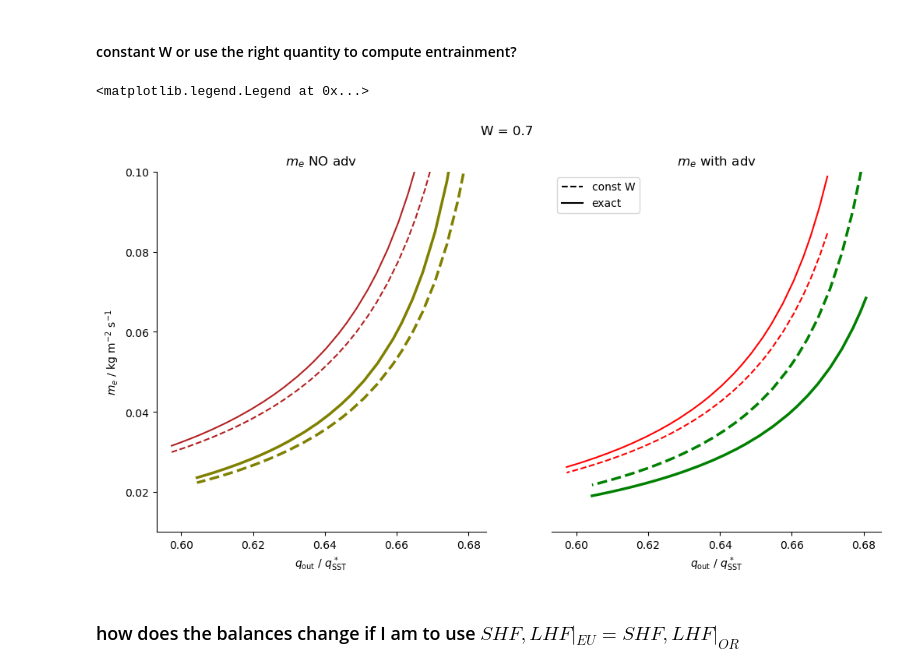
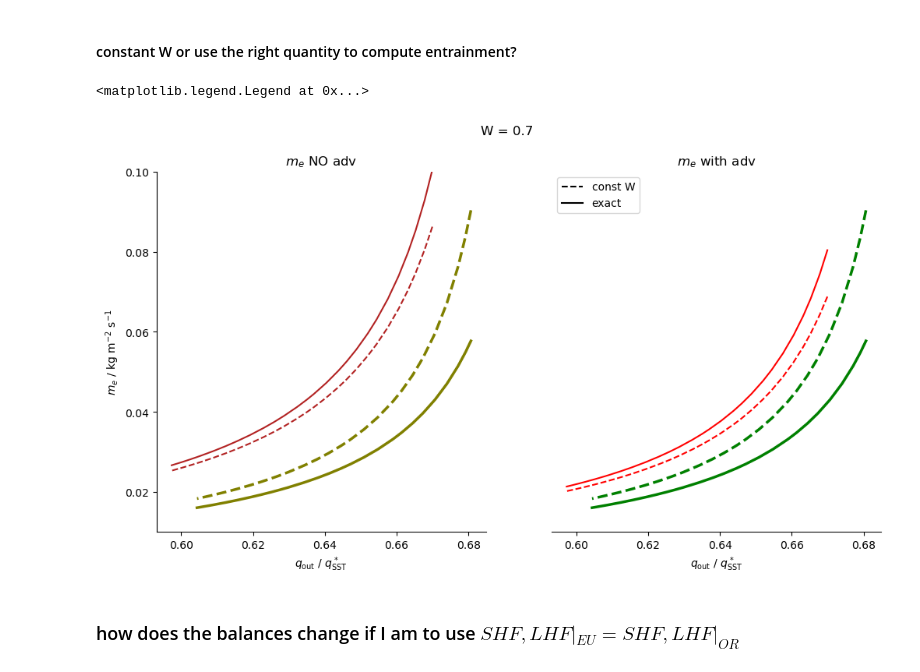
Before and after one commit to meteorologopazzo/BCO_observational, a Jupyter notebook: mass_fluxes_profiles/SimplScheme_sfcAdj.ipynb, the cells around one changed output. Drawn from its saved outputs; the diff is of its cells as text; code cells hidden in the pictures.

```diff
--- a/mass_fluxes_profiles/SimplScheme_sfcAdj.ipynb
+++ b/mass_fluxes_profiles/SimplScheme_sfcAdj.ipynb
@@ -194,9 +192,18 @@ display(HTML(df.to_html(index=False, table_id="summary-table")))
 #### do U and q_sfc or fluxes compensate ?
 # %%
 fluxes_eu = xr.open_dataset("/work/mh1498/m301248/TCO_data/fluxes_data/sfcFluxes_EUREC4A.nc")
-lhf_era5_eu = fluxes_eu.lhf.sel(cell=[17,24,31,18,25,32, 19,26,33]).mean(dim=["cell", "time"])
-shf_era5_eu = fluxes_eu.shf.sel(cell=[17,24,31,18,25,32, 19,26,33]).mean(dim=["cell", "time"])
+lhf_era5_eu = fluxes_eu.lhf.sel(cell=[17,24,31,18,25,32, 19,26,33]).median(dim=["cell", "time"])
+shf_era5_eu = fluxes_eu.shf.sel(cell=[17,24,31,18,25,32, 19,26,33]).median(dim=["cell", "time"])
 
-fuxes_or = xr.open_dataset("/work/mh1498/m301248/TCO_data/fluxes_data/sfcFluxes_ORCESTRA.nc")
-lhf_era5_or = fuxes_or.lhf.sel(cell=[17,24,31,18,25,32, 19,26,33]).mean(dim=["cell", "time"])
-shf_era5_or = fuxes_or.shf.sel(cell=[17,24,31,18,25,32, 19,26,33]).mean(dim=["cell", "time"])
+fluxes_or = xr.open_dataset("/work/mh1498/m301248/TCO_data/fluxes_data/sfcFluxes_ORCESTRA.nc")
+lhf_era5_or = fluxes_or.lhf.sel(cell=[17,24,31,18,25,32, 19,26,33]).median(dim=["cell", "time"])
+shf_era5_or = fluxes_or.shf.sel(cell=[17,24,31,18,25,32, 19,26,33]).median(dim=["cell", "time"])
+
+
+
+###### bulk fluxes from one week of ship measurements
+ds_bulkFluxes = xr.open_dataset("/work/mh1498/m301248/TCO_data/fluxes_data/Bulk_fluxes_from_Meteor.nc")
+lhf_recShip_eu = ds_bulkFluxes.LHF_eu.mean(dim="time_eu")
+lhf_recShip_or = ds_bulkFluxes.LHF_or.mean(dim="time_or")
+shf_recShip_eu = ds_bulkFluxes.SHF_eu.mean(dim="time_eu")
+shf_recShip_or = ds_bulkFluxes.SHF_or.mean(dim="time_or")
@@ -325,8 +384,8 @@ def E(q_out, q_sfc, Vs, W): #W=0.7):
 ####  use here lhf values as done in the CD section below!  ####
 # Vs_lhf_eu = (rho_eu * Ce_eu * wind_eu.isel(height=0)).values  # rho_eu *
 # Vs_lhf_or = (rho_or * Ce_or * wind_or.isel(height=0)).values  # rho_or *
-Vs_lhf_eu = (lhf_era5_eu/(Lv*(q_sfc_eu - q_bl_eu))).values
-Vs_lhf_or = (lhf_era5_or/(Lv*(q_sfc_or - q_bl_or))).values
+Vs_lhf_eu = (lhf_recShip_eu/(Lv*(q_sfc_eu - q_bl_eu))).values
+Vs_lhf_or = (lhf_recShip_or/(Lv*(q_sfc_or - q_bl_or))).values
 
 print(r"difference in $V_s EU$ with two methods = ", ((rho_eu * Ce_eu * wind_eu.isel(height=0)).values - Vs_lhf_eu)*1e3, r" $\rm g m^{-2} s^{-1}$")
 print(r"difference in $V_s OR$ with two methods = ", ((rho_or * Ce_or * wind_or.isel(height=0)).values - Vs_lhf_or)*1e3, r" $\rm g m^{-2} s^{-1}$")
@@ -595,7 +654,7 @@ for i, E in enumerate(E_values_eu):
         0,                                        # b (x^3)
         0,                                        # c (x^2)
         -cp*E,  #-(cp*Vs_shf_eu +cp*E),                             # d (x^1)
-        shf_era5_eu + cp*E * theta_out_eu[i] + non_thBL_terms_eu   # e (constant). # cp*Vs_shf_eu * sst_eu.values
+        shf_recShip_eu + cp*E * theta_out_eu[i] + non_thBL_terms_eu   # e (constant). # cp*Vs_shf_eu * sst_eu.values
     ]
 
     # Solve the polynomial
@@ -622,7 +681,7 @@ for i, E in enumerate(E_values_or):
         0,                                        # b (x^3)
         0,                                        # c (x^2)
         -cp*E, # -( cp*Vs_shf_or + cp*E),                             # d (x^1)
-        shf_era5_or + cp*E * theta_out_or[i] + non_thBL_terms_or  # e (constant).  # cp*Vs_shf_or * sst_or.values
+        shf_recShip_or + cp*E * theta_out_or[i] + non_thBL_terms_or  # e (constant).  # cp*Vs_shf_or * sst_or.values
     ]
 
     # Solve the polynomial
@@ -804,7 +863,10 @@ for i, E in enumerate(E_adv_eu):
         0,                                                    # b (x^3)
         0,                                                    # c (x^2)
         -cp*E, #-(cp*Vs_shf_eu +cp*E),                                # d (x^1)
-        shf_era5_eu + cp*E * theta_out_eu[i] + non_thBL_terms_eu + cp*bl_density*bl_height*Fa_th_eu  # e (constant). # cp*Vs_shf_eu * sst_eu.values
+        shf_recShip_eu.item()
+        + cp*E*theta_out_eu[i]
+        + non_thBL_terms_eu
+        + cp*bl_density*bl_height*Fa_th_eu  # e (constant). # cp*Vs_shf_eu * sst_eu.values
     ]
 
     # Solve the polynomial
@@ -832,7 +894,10 @@ for i, E in enumerate(E_adv_or):
         0,                                                     # b (x^3)
         0,                                                     # c (x^2)
         -cp*E, #-(cp*Vs_shf_or + cp*E),                                # d (x^1)
-        shf_era5_or + cp*E * theta_out_or[i] + non_thBL_terms_or + cp*bl_density*bl_height*Fa_th_or  # e (constant) # cp*Vs_shf_or * sst_or.values
+        shf_recShip_or.item()
+        + cp*E * theta_out_or[i]
+        + non_thBL_terms_or
+        + cp*bl_density*bl_height*Fa_th_or  # e (constant) # cp*Vs_shf_or * sst_or.values
     ]
 
     # Solve the polynomial
@@ -1243,7 +1312,7 @@ E_conW_eu = E_local(q_out_eu, q_sfc_eu, Vs_lhf_eu, W=W_inUse) #q_bl_eu/q_sfc_eu)
 E_conW_or = E_local(q_out_or, q_sfc_or, Vs_lhf_or, W=W_inUse) #q_bl_eu/q_sfc_eu)
 
 E_exact_eu = E_local(q_out_eu, q_sfc_eu, Vs_lhf_eu, W=q_bl_eu/q_sfc_eu)
-E_exact_or = E_local(q_out_or, q_sfc_or, Vs_lhf_or, W=q_bl_eu/q_sfc_eu)
+E_exact_or = E_local(q_out_or, q_sfc_or, Vs_lhf_or, W=q_bl_or/q_sfc_or)
 
 
 
@@ -1270,34 +1339,34 @@ ax[0].plot(q_out_eu/q_sfc_eu, E_exact_eu,  color="firebrick", label="EU exact")
 ax[0].plot(q_out_or/q_sfc_or, E_conW_or, "--", color="olive", linewidth=2.5, label="OR conW")
 ax[0].plot(q_out_or/q_sfc_or, E_exact_or, color="olive", linewidth=2.5, label="OR exact")
 ax[0].set_title(r"$m_e$ NO adv")
 ax[0].set_ylabel(r"$m_e$ / $\rm kg~m^{-2}~s^{-1}$")
 
 
 
 # with advection
 ax[1].plot(q_out_eu/q_sfc_eu, E_advConW_eu, "--", color="red", label="EUREC4A")
 ax[1].plot(q_out_eu/q_sfc_eu, E_advExact_eu,  color="red", label="ORCESTRA")
 
 ax[1].plot(q_out_or/q_sfc_or, E_advConW_or, "--", color="green", linewidth=2.5, label="EUREC4A adv")
 ax[1].plot(q_out_or/q_sfc_or, E_advExact_or, color="green", linewidth=2.5, label="ORCESTRA adv")
 ax[1].set_title(r"$m_e$ with adv")
 
 ax[1].spines["left"].set_visible(False)
 ax[1].yaxis.set_visible(False)
 
 for x in ax:
     x.set_xlabel(r"$q_\mathrm{out}$ / $q^*_\mathrm{SST}$")
     x.set_ylim([0.01, 0.1])
     for spine in ['top', 'right']:
             x.spines[spine].set_visible(False)
 
 const_w = mlines.Line2D([], [], color='black', linestyle='--', label='const W')
 exact   = mlines.Line2D([], [], color='black', linestyle='-',  label='exact')
 
 ax[1].legend(handles=[const_w, exact])
 # %% [output]
 <matplotlib.legend.Legend at 0x...>
-[figure, old version]
+[figure, new version]
 # %% [markdown]
 ### how does the balances change if I am to use $SHF , LHF |_{EU} = SHF , LHF |_{OR}$
 # %% [markdown]
```
Also changed, not shown: parts of 34 cells of this notebook, 2 other files.
